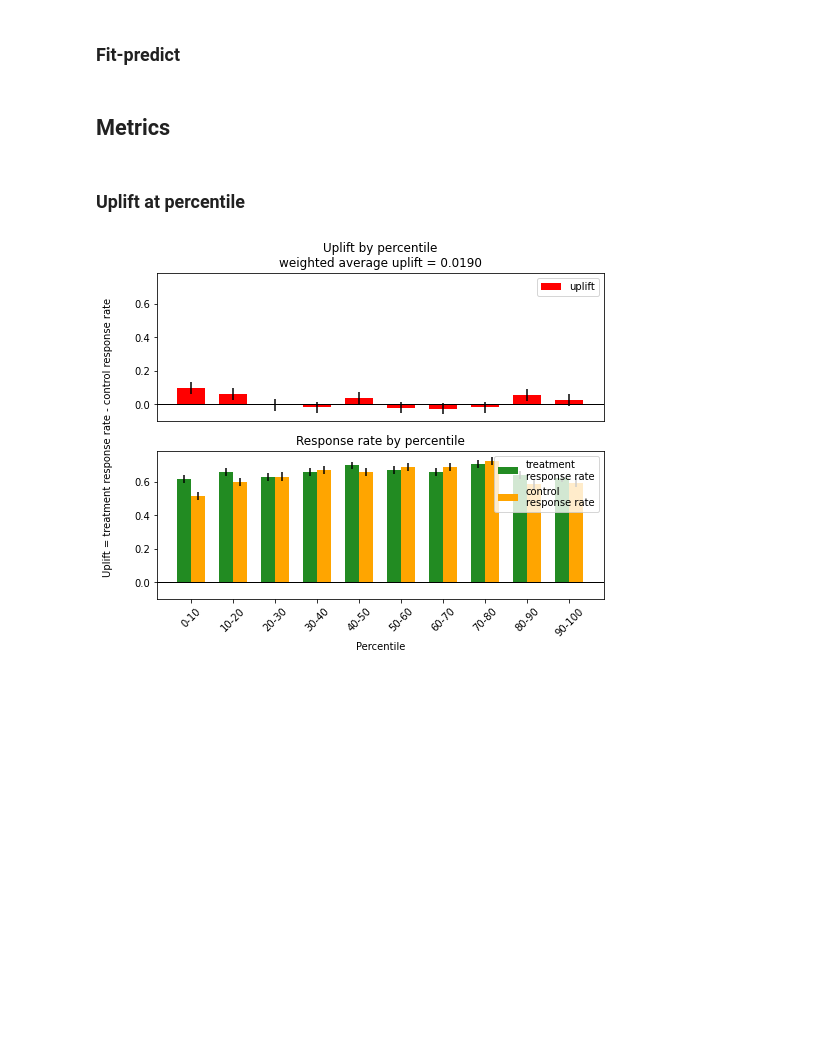
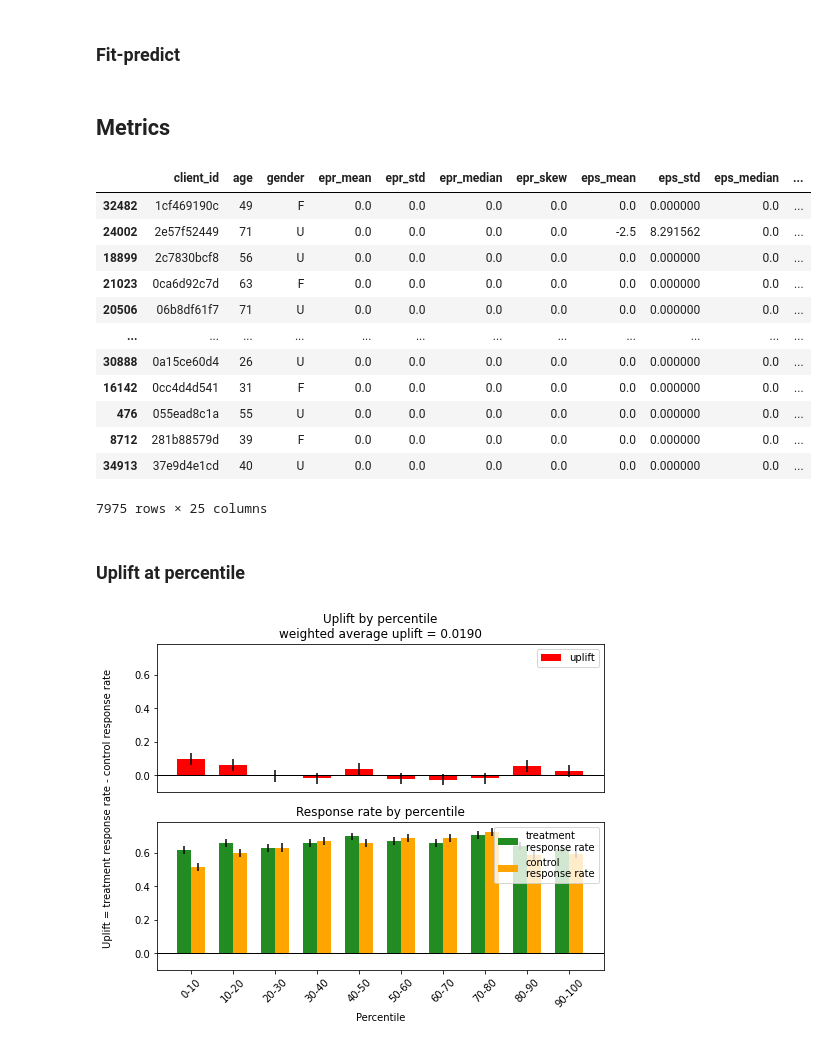
Before and after one commit to Muhamob/uplift-modelling, a Jupyter notebook: notebooks/datasets/x5-models.ipynb, the cells around one changed output. Drawn from its saved outputs; the diff is of its cells as text; code cells hidden in the pictures; blank space fills up the shorter version.

```diff
--- a/notebooks/datasets/x5-models.ipynb
+++ b/notebooks/datasets/x5-models.ipynb
@@ -59,3 +61,19 @@ features_test, y_test, treatment_test = split_df(df_test)
+# %%
+df_test
+# %% [output]
+|  | client_id | age | gender | epr_mean | epr_std | epr_median | epr_skew | eps_mean | eps_std | eps_median | ... |
+| 32482 | 1cf469190c | 49 | F | 0.0 | 0.0 | 0.0 | 0.0 | 0.0 | 0.000000 | 0.0 | ... |
+| 24002 | 2e57f52449 | 71 | U | 0.0 | 0.0 | 0.0 | 0.0 | -2.5 | 8.291562 | 0.0 | ... |
+| 18899 | 2c7830bcf8 | 56 | U | 0.0 | 0.0 | 0.0 | 0.0 | 0.0 | 0.000000 | 0.0 | ... |
+| 21023 | 0ca6d92c7d | 63 | F | 0.0 | 0.0 | 0.0 | 0.0 | 0.0 | 0.000000 | 0.0 | ... |
+| 20506 | 06b8df61f7 | 71 | U | 0.0 | 0.0 | 0.0 | 0.0 | 0.0 | 0.000000 | 0.0 | ... |
+| ... | ... | ... | ... | ... | ... | ... | ... | ... | ... | ... | ... |
+| 30888 | 0a15ce60d4 | 26 | U | 0.0 | 0.0 | 0.0 | 0.0 | 0.0 | 0.000000 | 0.0 | ... |
+| 16142 | 0cc4d4d541 | 31 | F | 0.0 | 0.0 | 0.0 | 0.0 | 0.0 | 0.000000 | 0.0 | ... |
+| 476 | 055ead8c1a | 55 | U | 0.0 | 0.0 | 0.0 | 0.0 | 0.0 | 0.000000 | 0.0 | ... |
+| 8712 | 281b88579d | 39 | F | 0.0 | 0.0 | 0.0 | 0.0 | 0.0 | 0.000000 | 0.0 | ... |
+| 34913 | 37e9d4e1cd | 40 | U | 0.0 | 0.0 | 0.0 | 0.0 | 0.0 | 0.000000 | 0.0 | ... |
+7975 rows × 25 columns
 # %% [markdown]
 ### Uplift at percentile
 # %%
```
Also changed, not shown: parts of 2 cells of this notebook, 1 other file.
